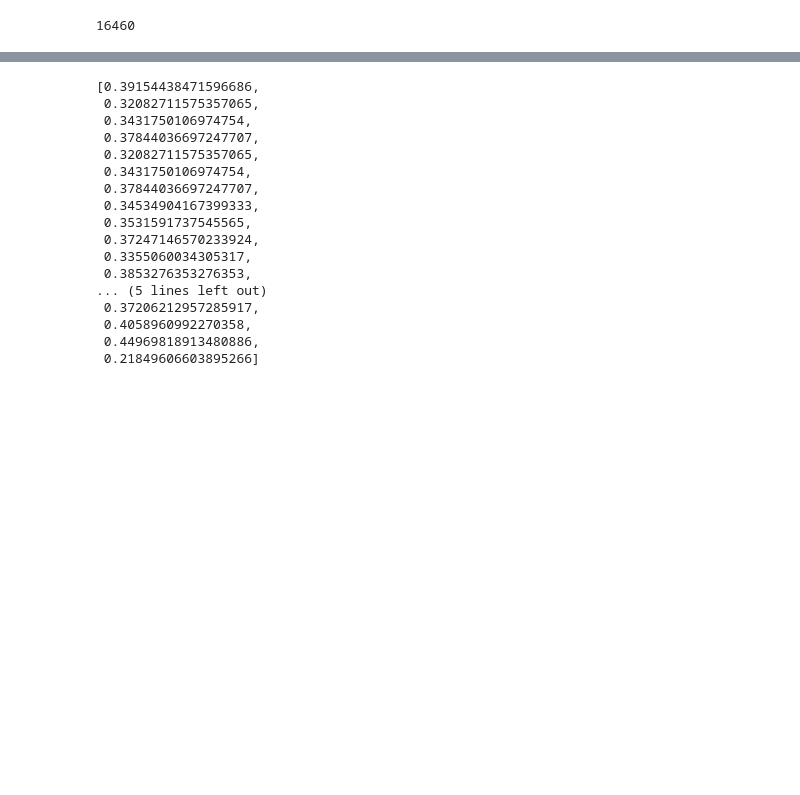
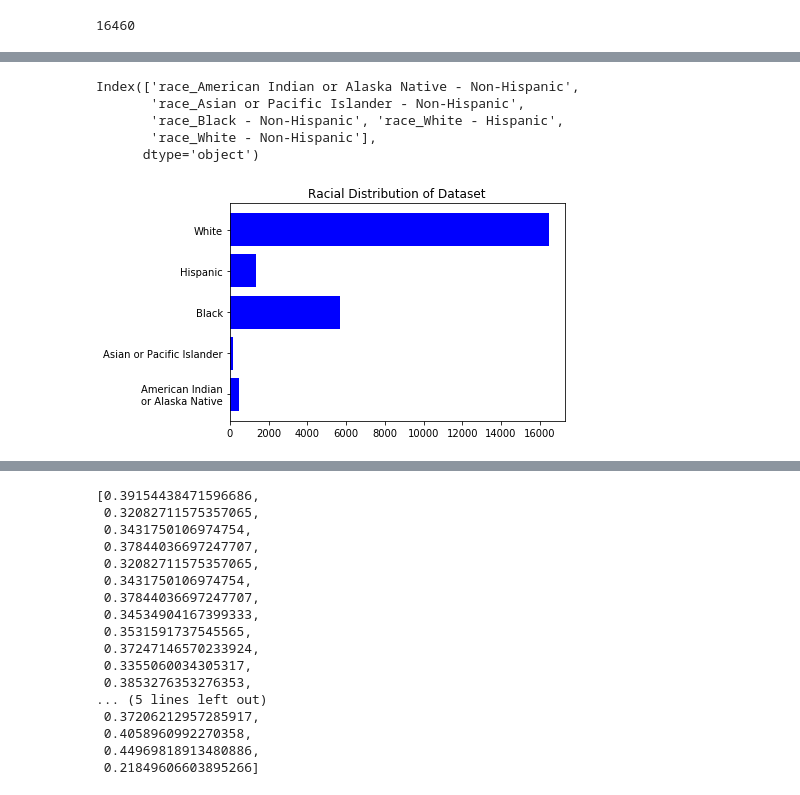
Before and after one commit to j-max/recidivism_iowa, a Jupyter notebook: eda/eda.ipynb, the cells around one changed output, grey strips where cells are left out. Saved outputs shown, nothing was run; the diff lists cells and outputs as text; code cells hidden in the pictures; blank space fills up the shorter version.

Commit message:
eda notebook updated and presentation folder added

```diff
--- a/eda/eda.ipynb
+++ b/eda/eda.ipynb
@@ -19,0 +60,28 @@ df_recid = df[df.recid_flag == 1]
+# %%
+mask_race = ['recid_flag', 'race_American Indian or Alaska Native - Non-Hispanic',
+ 'race_Asian or Pacific Islander - Non-Hispanic',
+ 'race_Black - Non-Hispanic',
+ 'race_White - Hispanic',
+ 'race_White - Non-Hispanic']
+
+dem_race = df[mask_race]
+# %%
+race_pops = dem_race.sum()[1:]
+races = race_pops.index
+races
+# %% [output]
+Index(['race_American Indian or Alaska Native - Non-Hispanic',
+       'race_Asian or Pacific Islander - Non-Hispanic',
+       'race_Black - Non-Hispanic', 'race_White - Hispanic',
+       'race_White - Non-Hispanic'],
+      dtype='object')
+# %%
+races = ['American Indian\nor Alaska Native', 'Asian or Pacific Islander', 'Black', 'Hispanic', 'White' ]
+race_counts = race_pops.values
+fig, ax = plt.subplots()
+plt.barh(races, race_counts, color='blue')
+plt.title('Racial Distribution of Dataset')
+
+plt.savefig('../presentation/RaceDist.svg', bbox_inches="tight")
+# %% [output]
+[figure, added]
```
Also changed, not shown: parts of 22 cells of this notebook, 40 other files.
